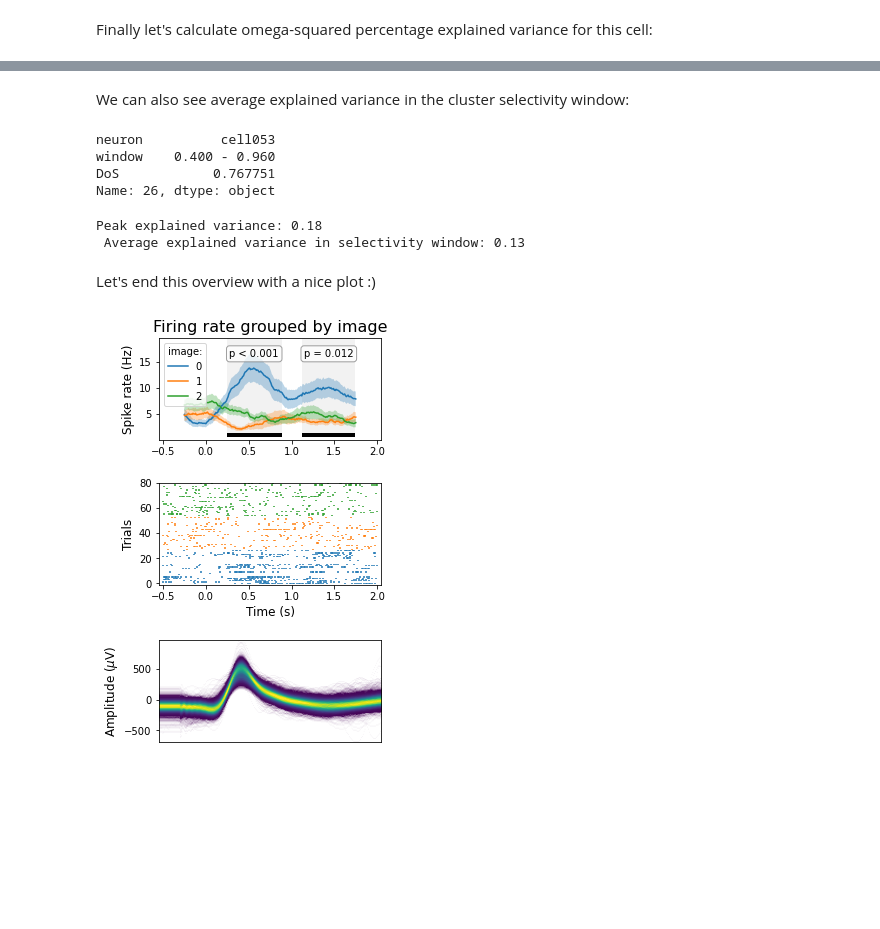
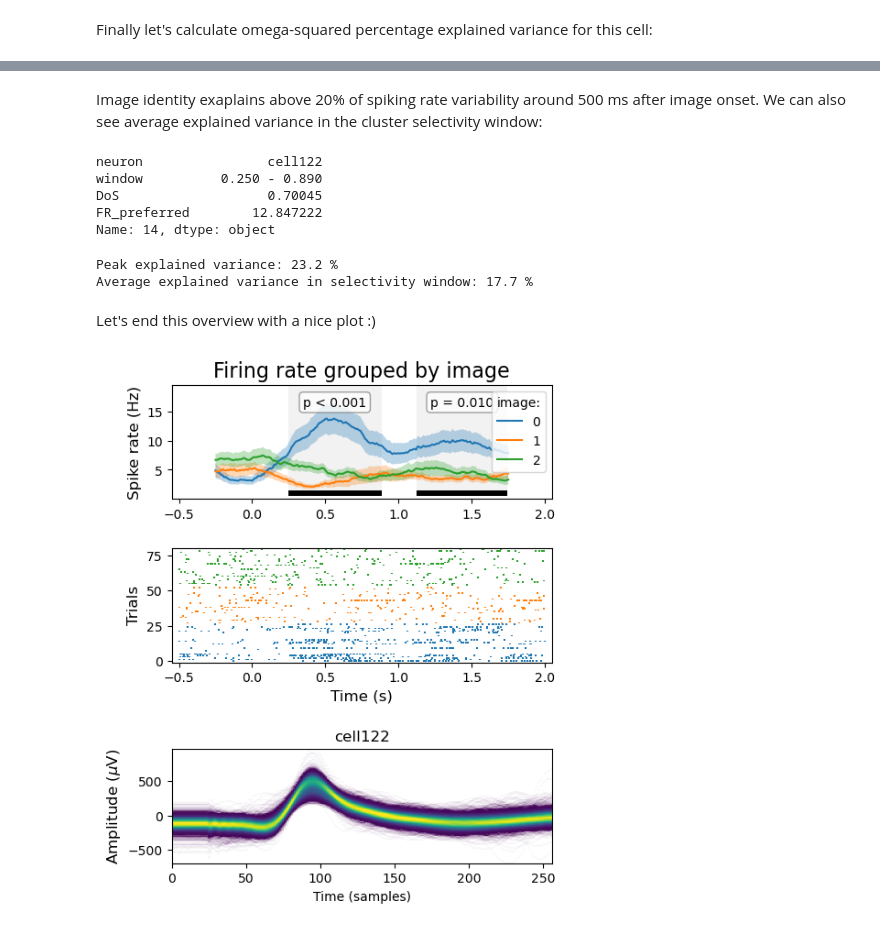
Before and after one commit to labianca/pylabianca, a Jupyter notebook: doc/intro_overview.ipynb, the cells around one changed output, grey strips where cells are left out. Drawn from its saved outputs; the diff is of its cells as text; code cells hidden in the pictures; blank space fills up the shorter version.

```diff
--- a/doc/intro_overview.ipynb
+++ b/doc/intro_overview.ipynb
@@ -26,3 +17,6 @@ spike_data_dir = op.join(superdual_dir, 'derivatives\example\sub-U10',
+# %%
+data_dir = r'C:\Users\Ola Kołodziej\Dropbox\Sarenka\PROJECTS\pylabianca\labianca_data\sub-U10_task-superdual'
+spike_data_dir = op.join(data_dir, r'osorted\mixed\5')
 # %% [markdown]
 The spiking data we use here have not been curated, so there may be some
 false positive units and duplicates (due to reference signal). The files used here are only from Medial Temporal Lobe contacts, but still, including
@@ -99,5 +83,5 @@ NeuralynxIO is not very fast and throws a lot of warnings for the new ATLAS file
 # %%
-events = pln.io.read_neuralynx_events(raw_data_dir, format='mne')
+events = pln.io.read_events_neuralynx(data_dir, format='mne')
 # %% [markdown]
 Let's take a look at how the events are represented:
 # %%
@@ -234,6 +231,6 @@ frate.isel(cell=4).groupby('image').mean(dim='trial').plot(hue='image')
 # %%
 df_cluster = pln.selectivity.cluster_based_selectivity(
-    frate, spk=spk_epochs, compare='image', n_permutations=250)
+    frate, spk=spk_epochs, compare='image', n_permutations=100)
 # %% [markdown]
 We go some warnings, that you should not worry about. The main output `cluster_based_selectivity` is a dataframe with selectivity information. Let's take a look at the first few rows of this table:
 # %%
@@ -271,0 +248,5 @@ Name: neuron, dtype: object
+# %%
+df_cluster = pln.selectivity.assess_selectivity(
+    df_cluster, min_cluster_p=0.05, window_of_interest=(0.1, 1),
+    min_time_in_window=0.2, min_FR_vs_baseline=1.5
+)
@@ -298,40 +333,40 @@ pev.plot()
 # %% [markdown]
-We can also see average explained variance in the cluster selectivity window:
+Image identity exaplains above 20% of spiking rate variability around 500 ms after image onset. We can also see average explained variance in the cluster selectivity window:
 # %%
-df_clst_sel.iloc[0][['neuron', 'window', 'DoS']]
+df_cluster_sel.iloc[1][['neuron', 'window', 'DoS', 'FR_preferred']]
 # %% [output]
-neuron          cell053
-window    0.400 - 0.960
-DoS            0.767751
-Name: 26, dtype: object
+neuron                cell122
+window          0.250 - 0.890
+DoS                   0.70045
+FR_preferred        12.847222
+Name: 14, dtype: object
 # %%
 # we'll shrink the window by 100 ms on each side, because it was obtained from
 # spike rate, and now we're using spike density (don't do this at home! ;) )
-time_window = slice(0.4 + 0.1, 0.96 - 0.1)
+time_window = slice(0.250 + 0.1, 0.890 - 0.1)
 
 max_pev = pev.max().item()
 mean_pev = pev.sel(time=time_window).mean(dim='time').item()
 
-print(f'Peak explained variance: {max_pev:.2f}\n '
-      f'Average explained variance in selectivity window: {mean_pev:.2f}')
+print(f'Peak explained variance: {max_pev * 100:.1f} %\n'
+      f'Average explained variance in selectivity window: {mean_pev * 100:.1f} %')
 # %% [output]
-Peak explained variance: 0.18
- Average explained variance in selectivity window: 0.13
+Peak explained variance: 23.2 %
+Average explained variance in selectivity window: 17.7 %
 # %% [markdown]
 Let's end this overview with a nice plot :)
 # %%
 import matplotlib.pyplot as plt
 
 cell_name = 'cell122'
 gridspec_kw = {'bottom': 0.15, 'left': 0.15, 'top': 0.95, 'hspace': 0.15}
-fig, ax = plt.subplots(nrows=3, figsize=(4, 6), gridspec_kw=gridspec_kw)
+fig, ax = plt.subplots(nrows=3, figsize=(5, 6), gridspec_kw=gridspec_kw)
+
 pln.viz.plot_spikes(spk_epochs, frate, groupby='image', pick=cell_name,
                     df_clst=df_cluster, ax=ax[:2])
 
-pln.viz.plot_waveform(spk, pick=cell_name, ax=ax[-1])
-ax[-1].set_xlabel('')
-ax[-1].set_xticks([])
+pln.viz.plot_waveform(spk, picks=cell_name, ax=ax[-1])
 ax[-1].yaxis.label.set_fontsize(12)
 fig.set_constrained_layout(True)
 # %% [output]
-[figure, old version]
+[figure, new version]
```
Also changed, not shown: parts of 57 cells of this notebook.
